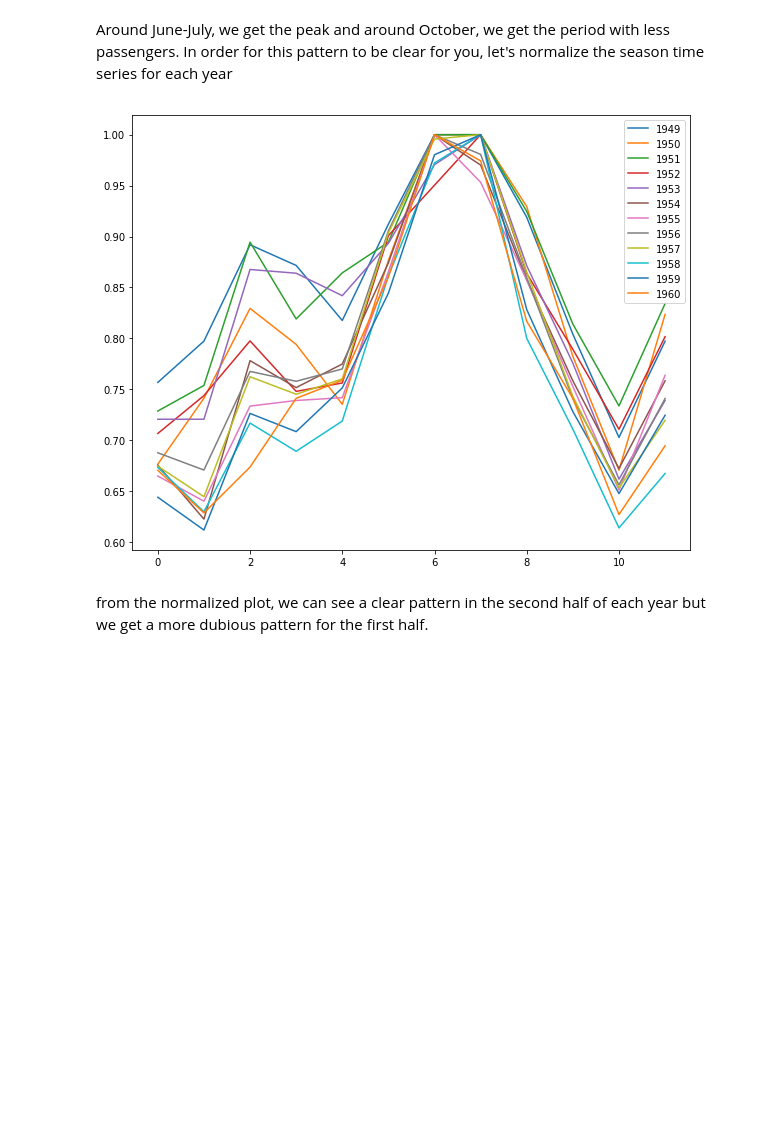
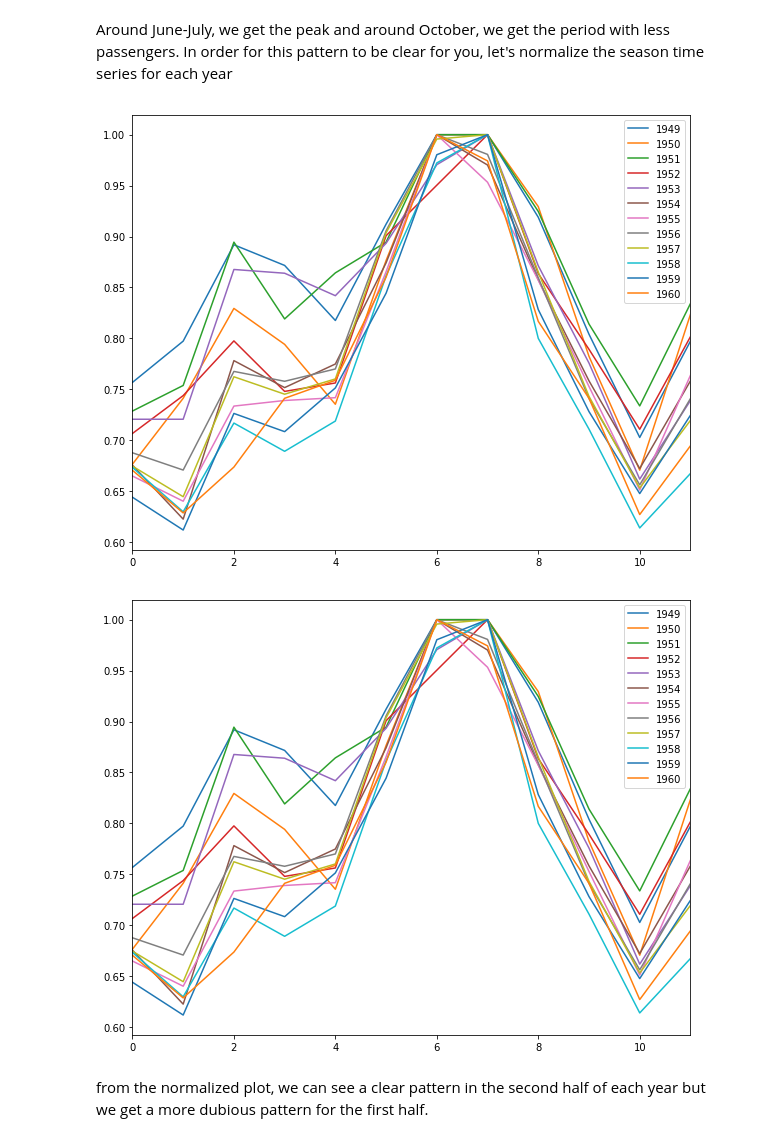
Before and after one commit to JoaoPavlo/batch2-BLU02, a Jupyter notebook: Learning Notebooks/BLU02 - Learning Notebook - Part 1 of 3 - Time series modelling concepts.ipynb, the cells around one changed output. Cells and saved outputs as stored; diff of their text form; code cells hidden in the pictures; blank space fills up the shorter version.

```diff
--- a/Learning Notebooks/BLU02 - Learning Notebook - Part 1 of 3 - Time series modelling concepts.ipynb
+++ b/Learning Notebooks/BLU02 - Learning Notebook - Part 1 of 3 - Time series modelling concepts.ipynb
@@ -70,9 +77,10 @@ plot_seasonality_for_airlines(False)
 # %% [markdown]
 Around June-July, we get the peak and around October, we get the period with less passengers. In order for this pattern to be clear for you, let's normalize the season time series for each year
 # %%
-plot_seasonality_for_airlines(True)
+plot_seasonality_for_airlines(normalize=True)
 # %% [output]
-[figure, old version]
+[figure, new version]
+[figure, added]
 # %% [markdown]
 from the normalized plot, we can see a clear pattern in the second half of each year but we get a more dubious pattern for the first half.
 # %% [markdown]
```
Also changed, not shown: parts of 6 cells of this notebook, 8 other files.
